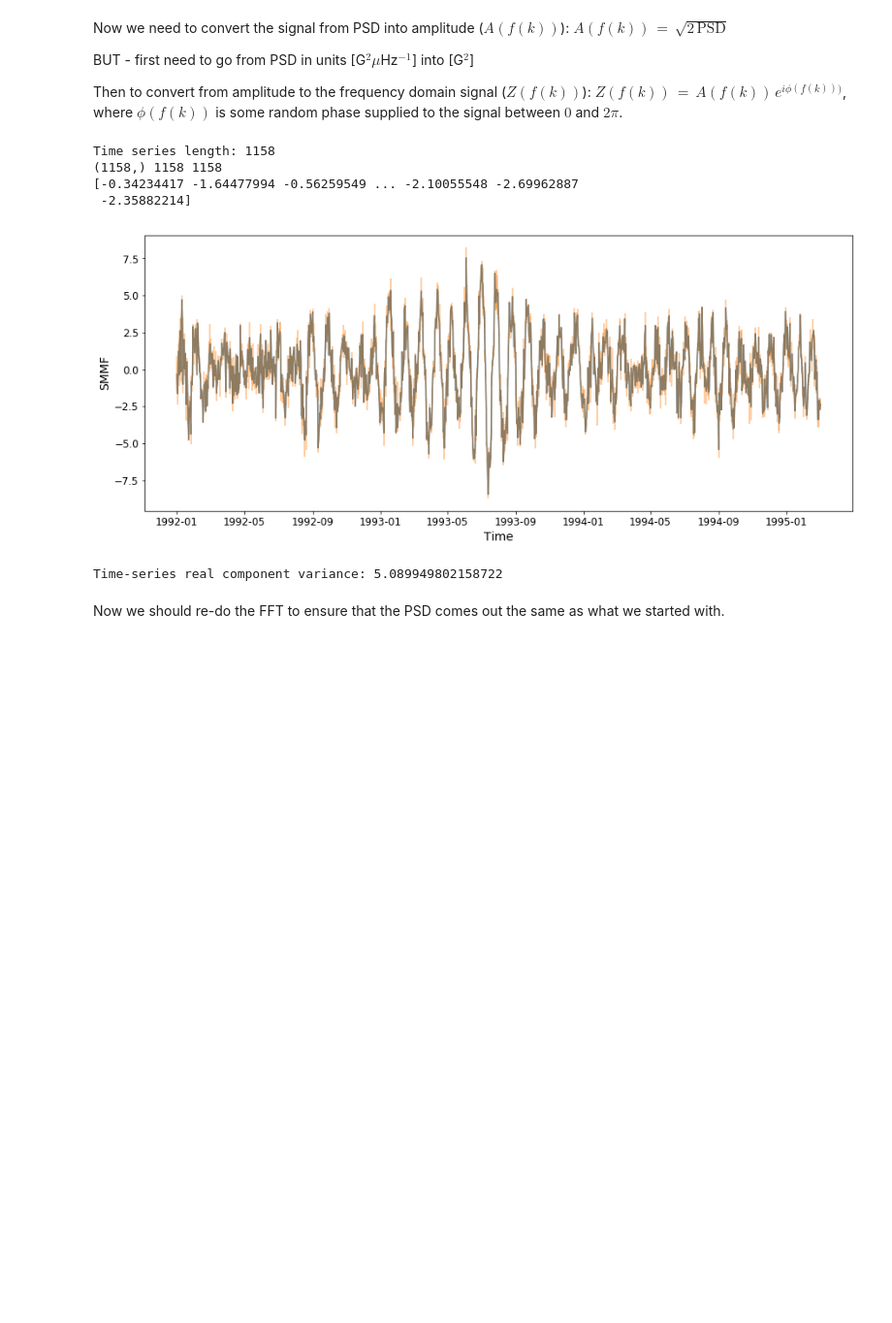
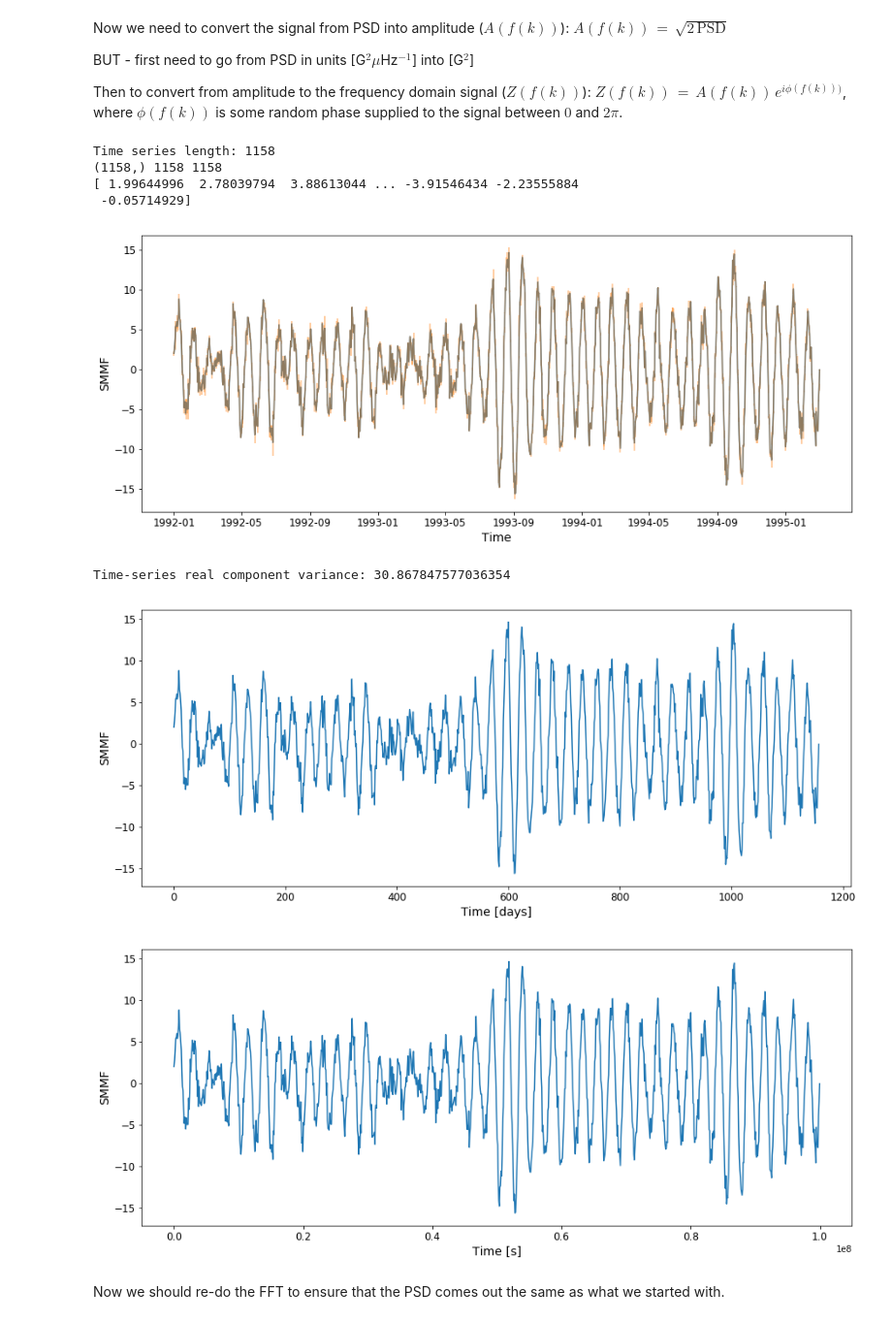
Before and after one commit to exr007/GP_test, a Jupyter notebook: GP_test.ipynb, the cells around one changed output. Shown: that part at 97% size. Drawn from its saved outputs; the diff is of its cells as text; code cells hidden in the pictures; blank space fills up the shorter version.

```diff
--- a/GP_test.ipynb
+++ b/GP_test.ipynb
@@ -17,7 +17,7 @@ Here we create and plot the power spectrum of the artificial data, to have a pea
 dx = 0.01 # Resolution 0.01 muHz (1158 days ~= 3 yrs)
 x = np.arange(0, (1*1e6/(3600*24)), dx) # Nyquist = 1 day
 x_0 = (1e6/(3600*24*27)) # Central frequency of fundamental peak (i.e. 27-day peak ~= 0.43 muHz)
-A = 5 # Amplitude of fundamental peak [G]
+A = 10 # Amplitude of fundamental peak [G]
 width = 0.03 # Width [muHz]
 
 powers = [single_lorentzian(x, x_0, A, width, i) for i in np.arange(1,2)] # Create peak(s)
@@ -45,43 +45,61 @@ BUT - first need to go from PSD in units [G$^2$$\mu$Hz$^{-1}$] into [G$^2$]
 
 Then to convert from amplitude to the frequency domain signal ($Z(f(k))$): $Z(f(k)) \, = \, A(f(k)) \, e^{i \phi(f(k)))}$, where $\phi(f(k))$ is some random phase supplied to the signal between $0$ and $2\pi$.
 # %%
-powers *= dx*1e6 # Change into units [G^2]
+#powers *= dx*1e6 # Change into units [G^2]
 # %%
 amplitudes = np.sqrt(powers) # Compute amplitudes from powers
 phases = np.random.uniform(0, 2*np.pi, len(amplitudes)) # Generate random phases
 freq_sigs = [a*np.exp(1j*p) for a,p in zip (amplitudes, phases)] # Conversion to frequency domain signal
 time_series = np.fft.ifft(freq_sigs) # Compute discrete FFT (probably not correct!)
 t = np.arange(len(time_series)) # Time array [days]
+ts = t * (24*3600) # Time array [s]
 print('Time series length: %s'%(len(time_series)))
 
 noise = np.fft.fft(np.random.randn(len(powers)))
 amp_spec = noise * np.sqrt(powers)
 time_series = np.fft.irfft(amp_spec, n=len(powers))
 print(noise.shape, len(powers), len(time_series))
 print(time_series)
 # Put the time series into a pandas DataFramd with the index as time since 01/01/1992
 df = pd.DataFrame({'SMMF':time_series.real},
                       index=[datetime.datetime(1992,1,1) + datetime.timedelta(days=int(ti)) for ti in t])
 
 # Plot time series
 fig, ax = plt.subplots(figsize=(15,6))
 ax.set_xlabel('Time', fontsize=14)
 ax.set_ylabel('SMMF', fontsize=14)
 ax.tick_params(labelsize=12)
 ax.plot(df.index.values, df['SMMF'])
 
 yerr = np.random.normal(0, 0.5, len(time_series))
 ax.errorbar(df.index.values, df['SMMF'], abs(yerr), alpha=0.5)
 plt.show()
 
+# Plot time series
+fig, ax = plt.subplots(figsize=(15,6))
+ax.set_xlabel('Time [days]', fontsize=14)
+ax.set_ylabel('SMMF', fontsize=14)
+ax.tick_params(labelsize=12)
+ax.plot(t, df['SMMF'])
+
+# Plot time series
+fig, ax = plt.subplots(figsize=(15,6))
+ax.set_xlabel('Time [s]', fontsize=14)
+ax.set_ylabel('SMMF', fontsize=14)
+ax.tick_params(labelsize=12)
+ax.plot(ts, df['SMMF'])
+
+
 print('Time-series real component variance: %s'%(np.std(time_series.real)**2))
 # %% [output]
 Time series length: 1158
 (1158,) 1158 1158
-[-0.34234417 -1.64477994 -0.56259549 ... -2.10055548 -2.69962887
- -2.35882214]
+[ 1.99644996  2.78039794  3.88613044 ... -3.91546434 -2.23555884
+ -0.05714929]
-[figure, old version]
+[figure, new version]
-Time-series real component variance: 5.089949802158722
+Time-series real component variance: 30.867847577036354
+[figure, added]
+[figure, added]
 # %% [markdown]
 Now we should re-do the FFT to ensure that the PSD comes out the same as what we started with.
 # %%
```
Also changed, not shown: parts of 11 cells of this notebook, 1 other file.
